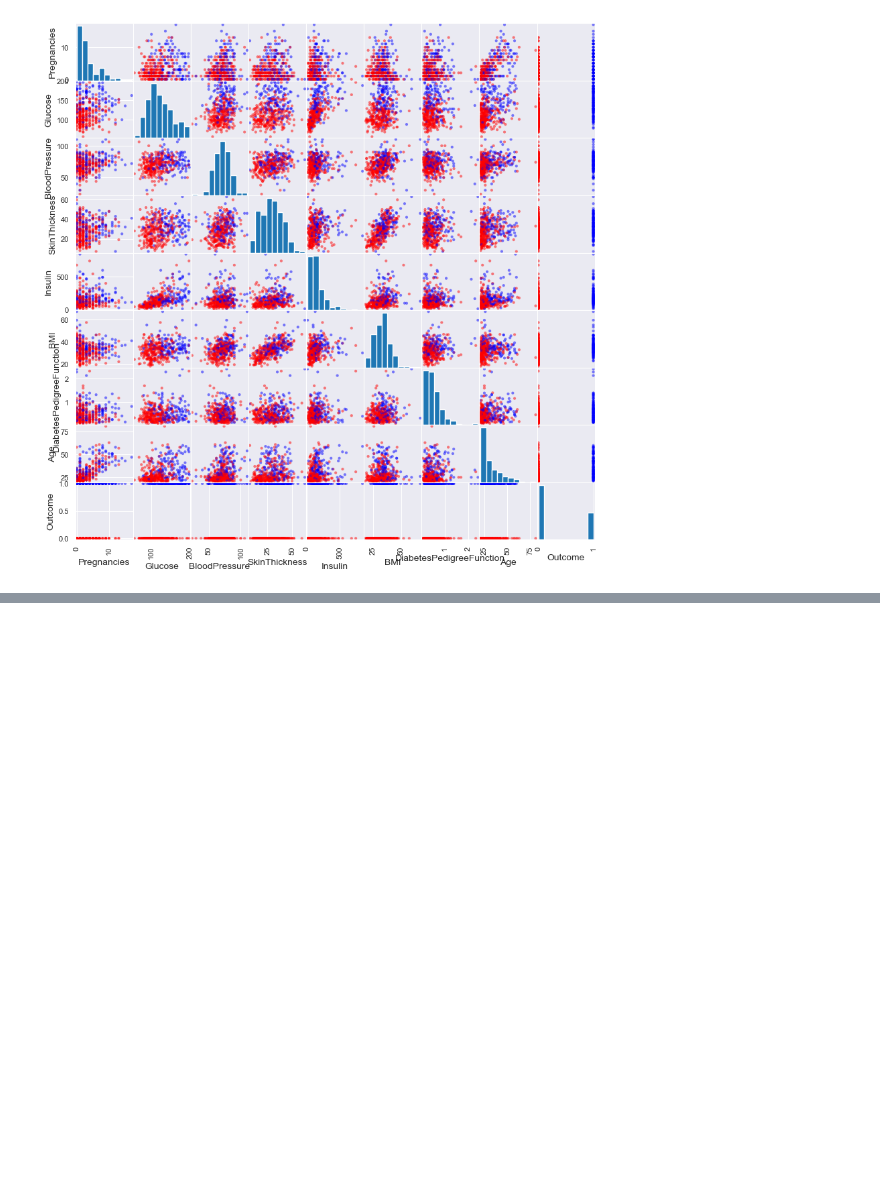
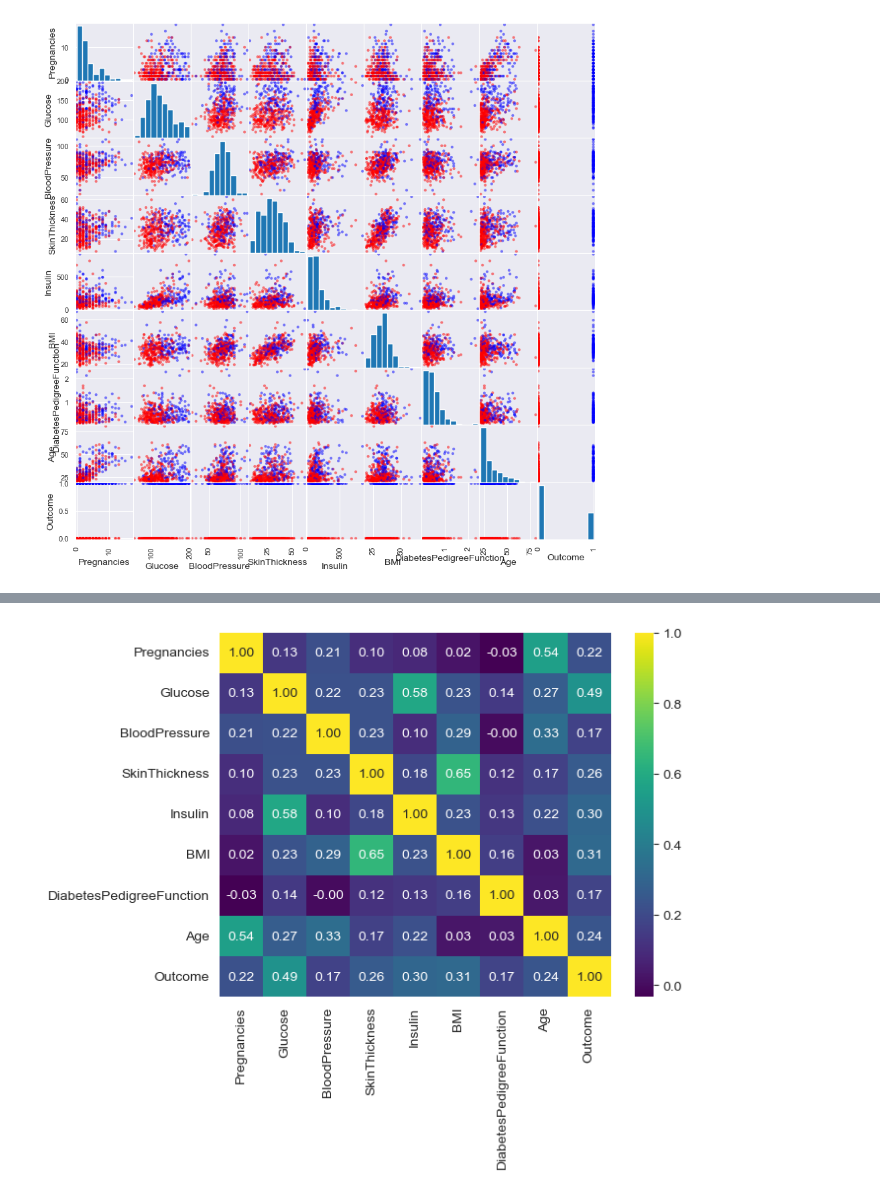
Before and after one commit to aragornestel/python_for_statistics, a Jupyter notebook: 04_ND/n_dimension.ipynb, the cells around one changed output, grey strips where cells are left out. Saved outputs shown, nothing was run; the diff lists cells and outputs as text; code cells hidden in the pictures; blank space fills up the shorter version.

```diff
--- a/04_ND/n_dimension.ipynb
+++ b/04_ND/n_dimension.ipynb
@@ -72,0 +92,4 @@ pd.plotting.scatter_matrix(df2, figsize=(10, 10), c=colors);
+# %%
+sns.heatmap(df.corr(), annot=True, cmap="viridis", fmt ="0.2f");
+# %% [output]
+[figure, added]
```
Also changed, not shown: parts of 3 cells of this notebook.
